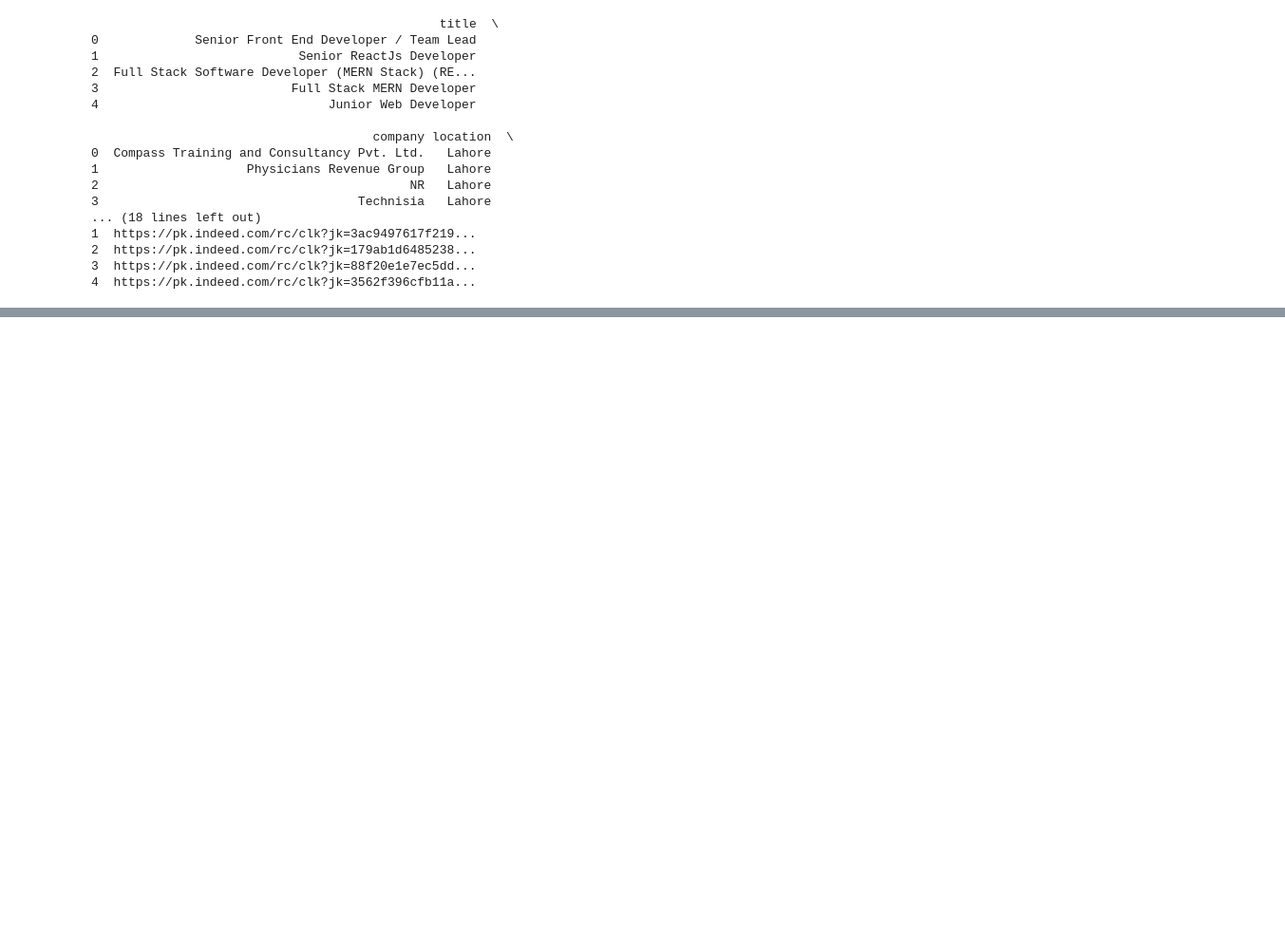
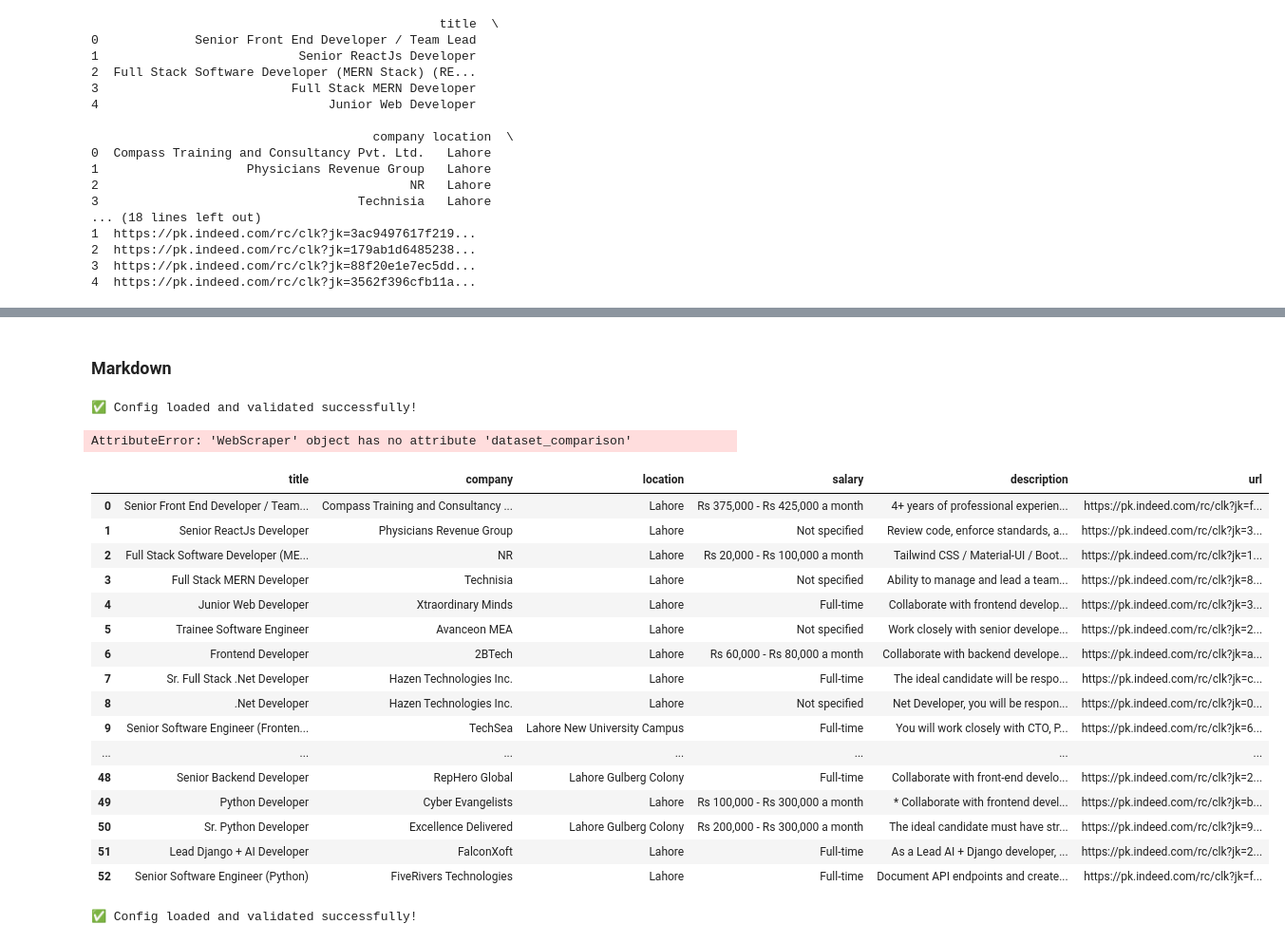
Before and after one commit to iot-Noob/jobScrapIndeed, a Jupyter notebook: exist_job_finder.ipynb, the cells around one changed output, grey strips where cells are left out. Shown at 95% size. Cells and saved outputs as stored; diff of their text form; code cells hidden in the pictures; blank space fills up the shorter version.

```diff
--- a/exist_job_finder.ipynb
+++ b/exist_job_finder.ipynb
@@ -46,0 +83,2 @@ except Exception as e:
+# %% [markdown]
+### Markdown
@@ -46,0 +87,35 @@ except Exception as e:
+# %%
+from scrap_ucdv2 import WebScraper
+
+ws = WebScraper()
+
+df=ws.dataset_comparison()
+# %% [output]
+✅ Config loaded and validated successfully!
+AttributeError: 'WebScraper' object has no attribute 'dataset_comparison'
+# %%
+df
+# %% [output]
+|  | title | company | location | salary | description | url |
+| 0 | Senior Front End Developer / Team... | Compass Training and Consultancy ... | Lahore | Rs 375,000 - Rs 425,000 a month | 4+ years of professional experien... | https://pk.indeed.com/rc/clk?jk=f... |
+| 1 | Senior ReactJs Developer | Physicians Revenue Group | Lahore | Not specified | Review code, enforce standards, a... | https://pk.indeed.com/rc/clk?jk=3... |
+| 2 | Full Stack Software Developer (ME... | NR | Lahore | Rs 20,000 - Rs 100,000 a month | Tailwind CSS / Material-UI / Boot... | https://pk.indeed.com/rc/clk?jk=1... |
+| 3 | Full Stack MERN Developer | Technisia | Lahore | Not specified | Ability to manage and lead a team... | https://pk.indeed.com/rc/clk?jk=8... |
+| 4 | Junior Web Developer | Xtraordinary Minds | Lahore | Full-time | Collaborate with frontend develop... | https://pk.indeed.com/rc/clk?jk=3... |
+| 5 | Trainee Software Engineer | Avanceon MEA | Lahore | Not specified | Work closely with senior develope... | https://pk.indeed.com/rc/clk?jk=2... |
+| 6 | Frontend Developer | 2BTech | Lahore | Rs 60,000 - Rs 80,000 a month | Collaborate with backend develope... | https://pk.indeed.com/rc/clk?jk=a... |
+| 7 | Sr. Full Stack .Net Developer | Hazen Technologies Inc. | Lahore | Full-time | The ideal candidate will be respo... | https://pk.indeed.com/rc/clk?jk=c... |
+| 8 | .Net Developer | Hazen Technologies Inc. | Lahore | Not specified | Net Developer, you will be respon... | https://pk.indeed.com/rc/clk?jk=0... |
+| 9 | Senior Software Engineer (Fronten... | TechSea | Lahore New University Campus | Full-time | You will work closely with CTO, P... | https://pk.indeed.com/rc/clk?jk=6... |
+| ... | ... | ... | ... | ... | ... | ... |
+| 48 | Senior Backend Developer | RepHero Global | Lahore Gulberg Colony | Full-time | Collaborate with front-end develo... | https://pk.indeed.com/rc/clk?jk=2... |
+| 49 | Python Developer | Cyber Evangelists | Lahore | Rs 100,000 - Rs 300,000 a month | * Collaborate with frontend devel... | https://pk.indeed.com/rc/clk?jk=b... |
+| 50 | Sr. Python Developer | Excellence Delivered | Lahore Gulberg Colony | Rs 200,000 - Rs 300,000 a month | The ideal candidate must have str... | https://pk.indeed.com/rc/clk?jk=9... |
+| 51 | Lead Django + AI Developer | FalconXoft | Lahore | Full-time | As a Lead AI + Django developer, ... | https://pk.indeed.com/rc/clk?jk=2... |
+| 52 | Senior Software Engineer (Python) | FiveRivers Technologies | Lahore | Full-time | Document API endpoints and create... | https://pk.indeed.com/rc/clk?jk=f... |
+# %%
+from scrap_ucdv2 import WebScraper
+
+ws=WebScraper()
+# %% [output]
+✅ Config loaded and validated successfully!
```
Also changed, not shown: parts of 11 cells of this notebook, 1 other file.
